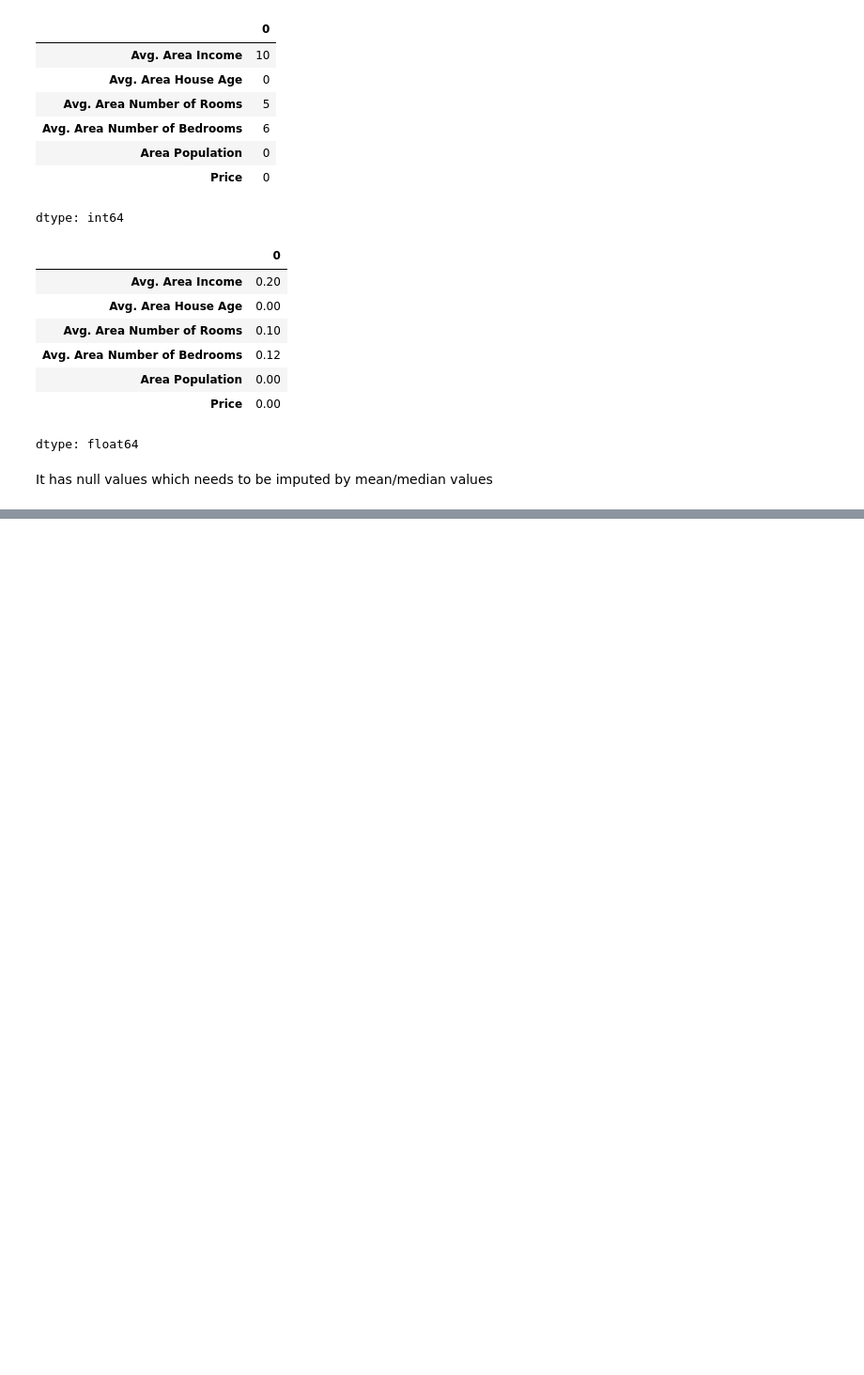
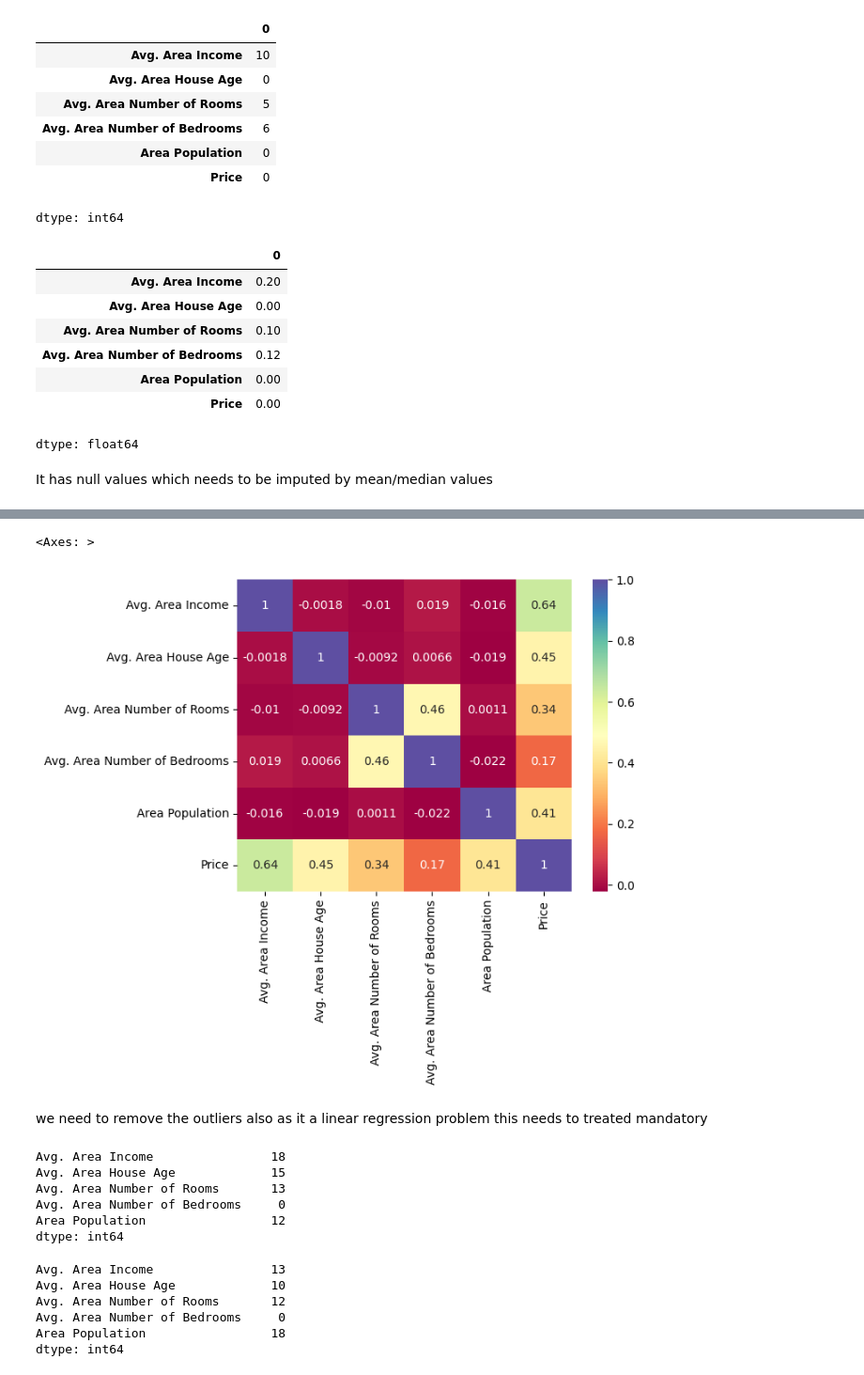
Before and after one commit to gurudattamanpreet/Practice, a Jupyter notebook: USA_Housing.ipynb, the cells around one changed output, grey strips where cells are left out. Shown at 94% size. Cells and saved outputs as stored; diff of their text form; code cells hidden in the pictures; blank space fills up the shorter version.

```diff
--- a/USA_Housing.ipynb
+++ b/USA_Housing.ipynb
@@ -60,6 +61,8 @@ df.describe()
 | 75% | 75779.145465 | 6.650808 | 7.665622 | 4.490000 | 42861.290770 | ... |
 | max | 107701.748400 | 9.519088 | 10.759588 | 6.500000 | 69621.713380 | ... |
 # %%
-df['Avg. Area Income']=df['Avg. Area Income'].fillna(df['Avg. Area Income']).mean()
+# df['Avg. Area Income']=df['Avg. Area Income'].fillna(df['Avg. Area Income']).mean()
 # %%
 a=['Avg. Area Income','Avg. Area Number of Rooms','Avg. Area Number of Bedrooms']
+for i in a:
+  df[i]=df[i].fillna(df[i].mean())
@@ -74,0 +80,7 @@ dtype: int64
+# %%
+sns.heatmap(df.select_dtypes(include=['int64','float64']).corr(),annot=True,cmap='Spectral')
+# %% [output]
+<Axes: >
+[figure, added]
+# %% [markdown]
+we need to remove the outliers also as it a linear regression problem this needs to treated mandatory
@@ -74,0 +98,18 @@ dtype: int64
+# %%
+print(lower_outliers.sum())
+# %% [output]
+Avg. Area Income                18
+Avg. Area House Age             15
+Avg. Area Number of Rooms       13
+Avg. Area Number of Bedrooms     0
+Area Population                 12
+dtype: int64
+# %%
+print(upper_outliers.sum())
+# %% [output]
+Avg. Area Income                13
+Avg. Area House Age             10
+Avg. Area Number of Rooms       12
+Avg. Area Number of Bedrooms     0
+Area Population                 18
+dtype: int64
```
Also changed, not shown: parts of 6 cells of this notebook.
